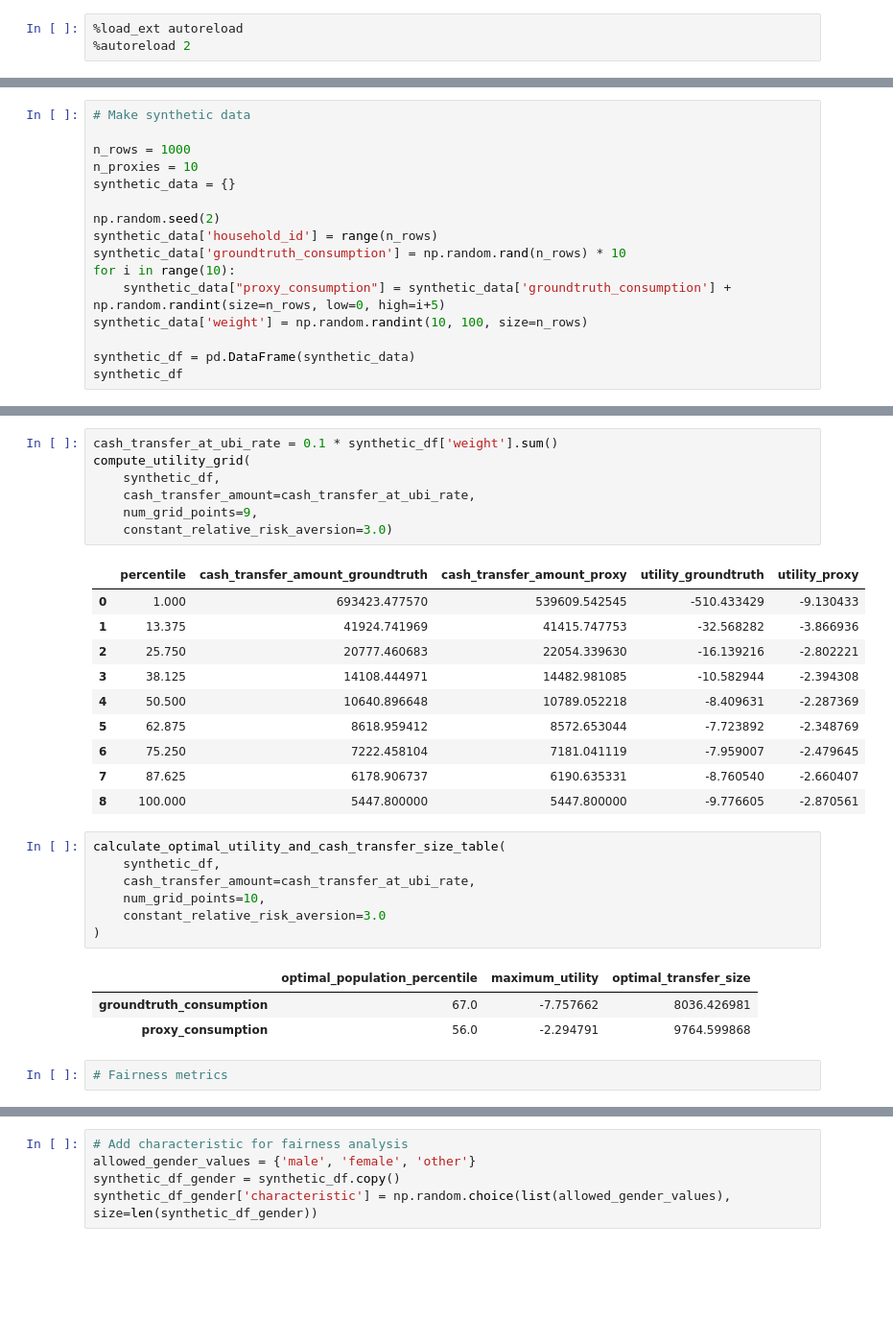
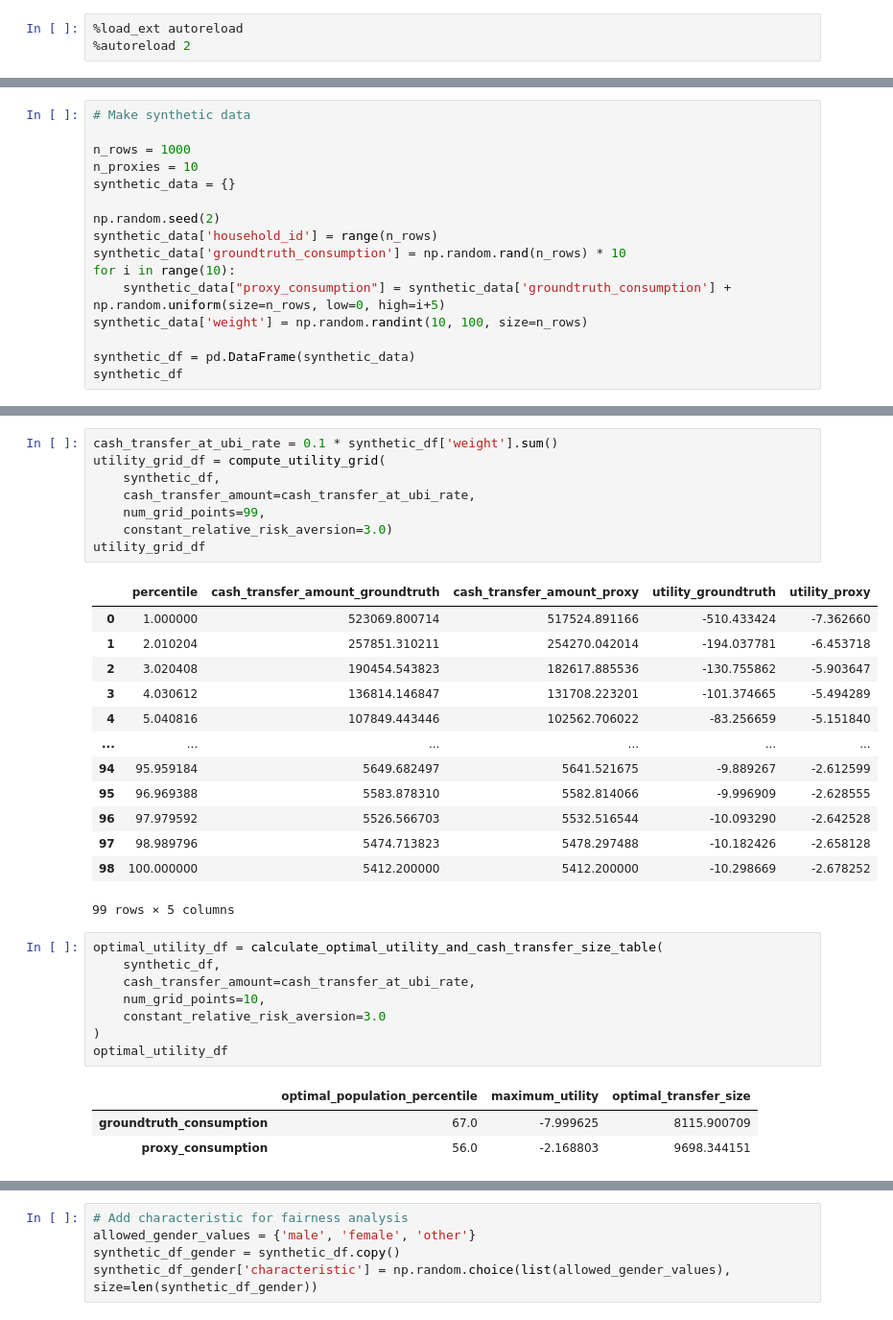
Before and after one commit to Global-Opportunity-Lab/cider, a Jupyter notebook: notebooks/validation_metrics.ipynb, the cells around one changed output, grey strips where cells are left out. Shown at 96% size. Saved outputs shown, nothing was run; the diff lists cells and outputs as text; blank space fills up the shorter version.

```diff
--- a/notebooks/validation_metrics.ipynb
+++ b/notebooks/validation_metrics.ipynb
@@ -33,7 +36,7 @@ np.random.seed(2)
 synthetic_data['household_id'] = range(n_rows)
 synthetic_data['groundtruth_consumption'] = np.random.rand(n_rows) * 10
 for i in range(10):
-    synthetic_data["proxy_consumption"] = synthetic_data['groundtruth_consumption'] + np.random.randint(size=n_rows, low=0, high=i+5)
+    synthetic_data["proxy_consumption"] = synthetic_data['groundtruth_consumption'] + np.random.uniform(size=n_rows, low=0, high=i+5)
 synthetic_data['weight'] = np.random.randint(10, 100, size=n_rows)
 
 synthetic_df = pd.DataFrame(synthetic_data)
@@ -101,31 +113,34 @@ compute_auc_roc_with_percentile_grid(
 # %%
 cash_transfer_at_ubi_rate = 0.1 * synthetic_df['weight'].sum()
-compute_utility_grid(
+utility_grid_df = compute_utility_grid(
     synthetic_df,
     cash_transfer_amount=cash_transfer_at_ubi_rate,
-    num_grid_points=9,
+    num_grid_points=99,
     constant_relative_risk_aversion=3.0)
+utility_grid_df
 # %% [output]
 |  | percentile | cash_transfer_amount_groundtruth | cash_transfer_amount_proxy | utility_groundtruth | utility_proxy |
-| 0 | 1.000 | 693423.477570 | 539609.542545 | -510.433429 | -9.130433 |
-| 1 | 13.375 | 41924.741969 | 41415.747753 | -32.568282 | -3.866936 |
-| 2 | 25.750 | 20777.460683 | 22054.339630 | -16.139216 | -2.802221 |
-| 3 | 38.125 | 14108.444971 | 14482.981085 | -10.582944 | -2.394308 |
-| 4 | 50.500 | 10640.896648 | 10789.052218 | -8.409631 | -2.287369 |
-| 5 | 62.875 | 8618.959412 | 8572.653044 | -7.723892 | -2.348769 |
-| 6 | 75.250 | 7222.458104 | 7181.041119 | -7.959007 | -2.479645 |
-| 7 | 87.625 | 6178.906737 | 6190.635331 | -8.760540 | -2.660407 |
-| 8 | 100.000 | 5447.800000 | 5447.800000 | -9.776605 | -2.870561 |
+| 0 | 1.000000 | 523069.800714 | 517524.891166 | -510.433424 | -7.362660 |
+| 1 | 2.010204 | 257851.310211 | 254270.042014 | -194.037781 | -6.453718 |
+| 2 | 3.020408 | 190454.543823 | 182617.885536 | -130.755862 | -5.903647 |
+| 3 | 4.030612 | 136814.146847 | 131708.223201 | -101.374665 | -5.494289 |
+| 4 | 5.040816 | 107849.443446 | 102562.706022 | -83.256659 | -5.151840 |
+| ... | ... | ... | ... | ... | ... |
+| 94 | 95.959184 | 5649.682497 | 5641.521675 | -9.889267 | -2.612599 |
+| 95 | 96.969388 | 5583.878310 | 5582.814066 | -9.996909 | -2.628555 |
+| 96 | 97.979592 | 5526.566703 | 5532.516544 | -10.093290 | -2.642528 |
+| 97 | 98.989796 | 5474.713823 | 5478.297488 | -10.182426 | -2.658128 |
+| 98 | 100.000000 | 5412.200000 | 5412.200000 | -10.298669 | -2.678252 |
+99 rows × 5 columns
 # %%
-calculate_optimal_utility_and_cash_transfer_size_table(
+optimal_utility_df = calculate_optimal_utility_and_cash_transfer_size_table(
     synthetic_df,
     cash_transfer_amount=cash_transfer_at_ubi_rate,
     num_grid_points=10,
     constant_relative_risk_aversion=3.0
 )
+optimal_utility_df
 # %% [output]
 |  | optimal_population_percentile | maximum_utility | optimal_transfer_size |
-| groundtruth_consumption | 67.0 | -7.757662 | 8036.426981 |
-| proxy_consumption | 56.0 | -2.294791 | 9764.599868 |
+| groundtruth_consumption | 67.0 | -7.999625 | 8115.900709 |
+| proxy_consumption | 56.0 | -2.168803 | 9698.344151 |
-# %%
-# Fairness metrics
```
Also changed, not shown: parts of 10 cells of this notebook, 4 other files.
